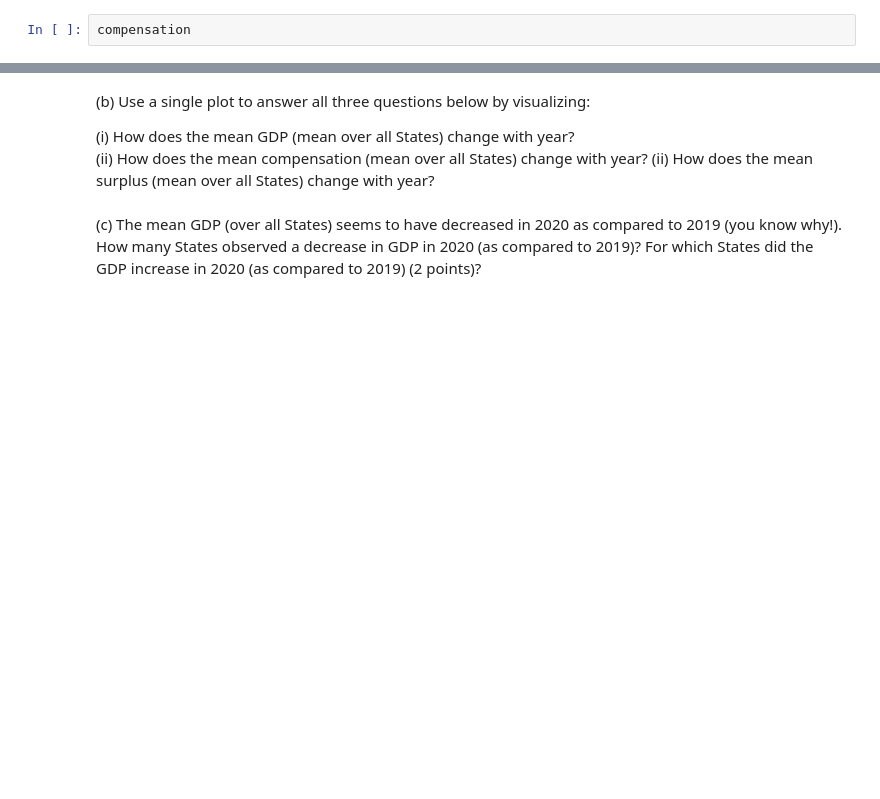
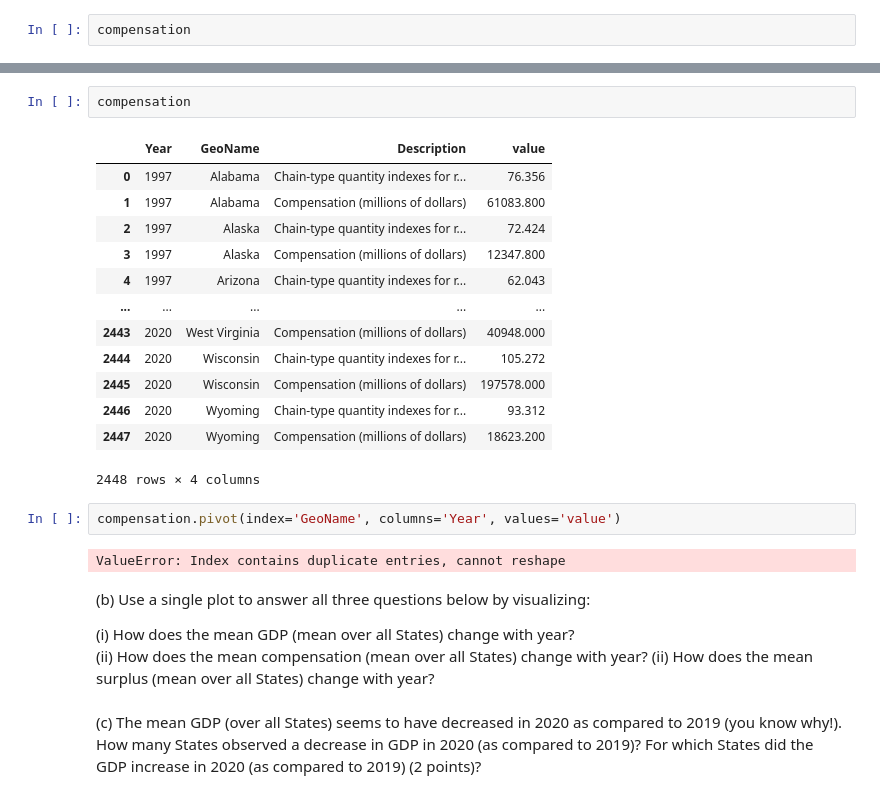
Before and after one commit to amg515/iti221-excercises, a Jupyter notebook: Final Exam.ipynb, the cells around one changed output, grey strips where cells are left out. Cells and saved outputs as stored; diff of their text form; blank space fills up the shorter version.

```diff
--- a/Final Exam.ipynb
+++ b/Final Exam.ipynb
@@ -528,3 +556,23 @@ compensation
+# %%
+compensation
+# %% [output]
+|  | Year | GeoName | Description | value |
+| 0 | 1997 | Alabama | Chain-type quantity indexes for r... | 76.356 |
+| 1 | 1997 | Alabama | Compensation (millions of dollars) | 61083.800 |
+| 2 | 1997 | Alaska | Chain-type quantity indexes for r... | 72.424 |
+| 3 | 1997 | Alaska | Compensation (millions of dollars) | 12347.800 |
+| 4 | 1997 | Arizona | Chain-type quantity indexes for r... | 62.043 |
+| ... | ... | ... | ... | ... |
+| 2443 | 2020 | West Virginia | Compensation (millions of dollars) | 40948.000 |
+| 2444 | 2020 | Wisconsin | Chain-type quantity indexes for r... | 105.272 |
+| 2445 | 2020 | Wisconsin | Compensation (millions of dollars) | 197578.000 |
+| 2446 | 2020 | Wyoming | Chain-type quantity indexes for r... | 93.312 |
+| 2447 | 2020 | Wyoming | Compensation (millions of dollars) | 18623.200 |
+2448 rows × 4 columns
+# %%
+compensation.pivot(index='GeoName', columns='Year', values='value')
+# %% [output]
+ValueError: Index contains duplicate entries, cannot reshape
 # %% [markdown]
 (b) Use a single plot to answer all three questions below by visualizing:
 
```
Also changed, not shown: parts of 8 cells of this notebook.
